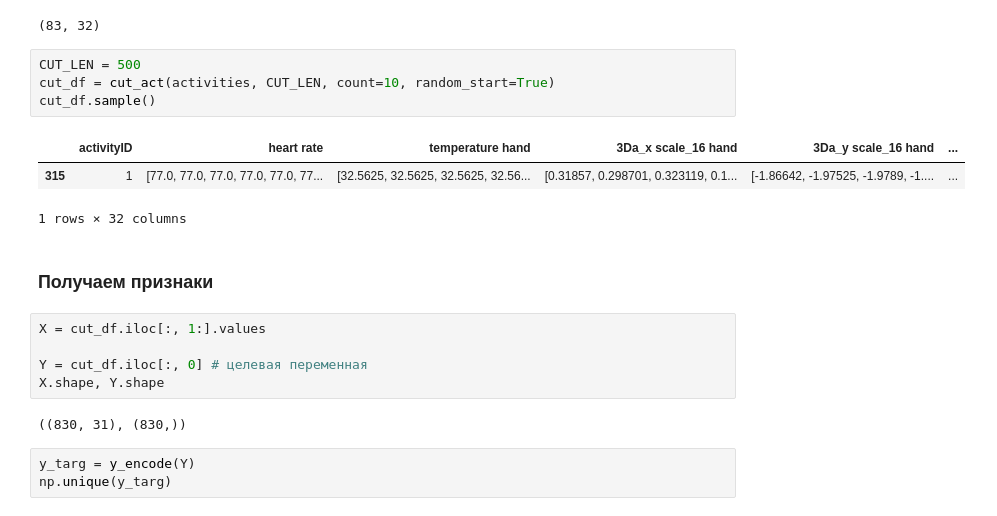
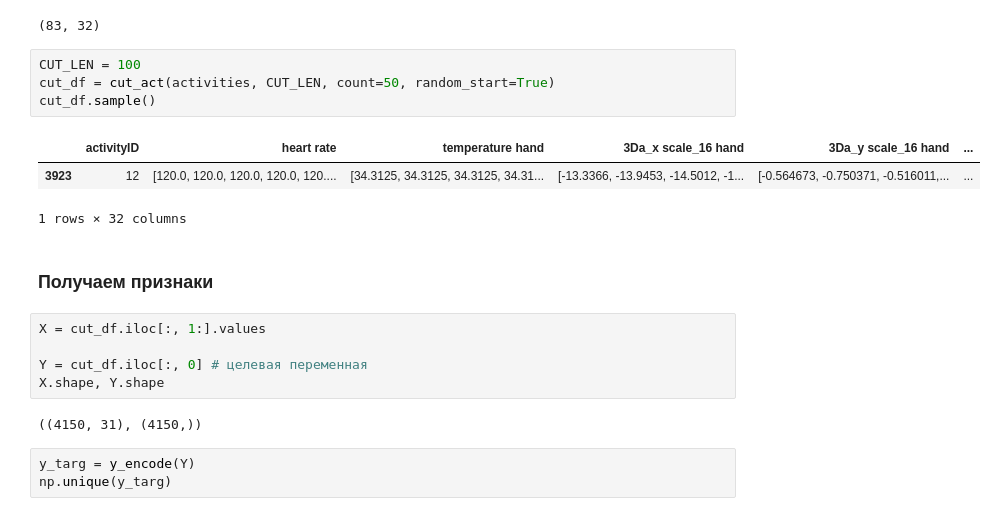
Before and after one commit to FL2107/signals_learning, a Jupyter notebook: Linear encoder.ipynb, the cells around one changed output. Cells and saved outputs as stored; diff of their text form.

```diff
--- a/Linear encoder.ipynb
+++ b/Linear encoder.ipynb
@@ -28,12 +28,12 @@ activities.shape
 # %% [output]
 (83, 32)
 # %%
-CUT_LEN = 500
-cut_df = cut_act(activities, CUT_LEN, count=10, random_start=True)
+CUT_LEN = 100
+cut_df = cut_act(activities, CUT_LEN, count=50, random_start=True)
 cut_df.sample()
 # %% [output]
 |  | activityID | heart rate | temperature hand | 3Da_x scale_16 hand | 3Da_y scale_16 hand | ... |
-| 315 | 1 | [77.0, 77.0, 77.0, 77.0, 77.0, 77... | [32.5625, 32.5625, 32.5625, 32.56... | [0.31857, 0.298701, 0.323119, 0.1... | [-1.86642, -1.97525, -1.9789, -1.... | ... |
+| 3923 | 12 | [120.0, 120.0, 120.0, 120.0, 120.... | [34.3125, 34.3125, 34.3125, 34.31... | [-13.3366, -13.9453, -14.5012, -1... | [-0.564673, -0.750371, -0.516011,... | ... |
 1 rows × 32 columns
 # %% [markdown]
 ### Получаем признаки
@@ -43,7 +43,7 @@ X = cut_df.iloc[:, 1:].values
 Y = cut_df.iloc[:, 0] # целевая переменная
 X.shape, Y.shape
 # %% [output]
-((830, 31), (830,))
+((4150, 31), (4150,))
 # %%
 y_targ = y_encode(Y)
 np.unique(y_targ)
```
Also changed, not shown: parts of 30 cells of this notebook.
